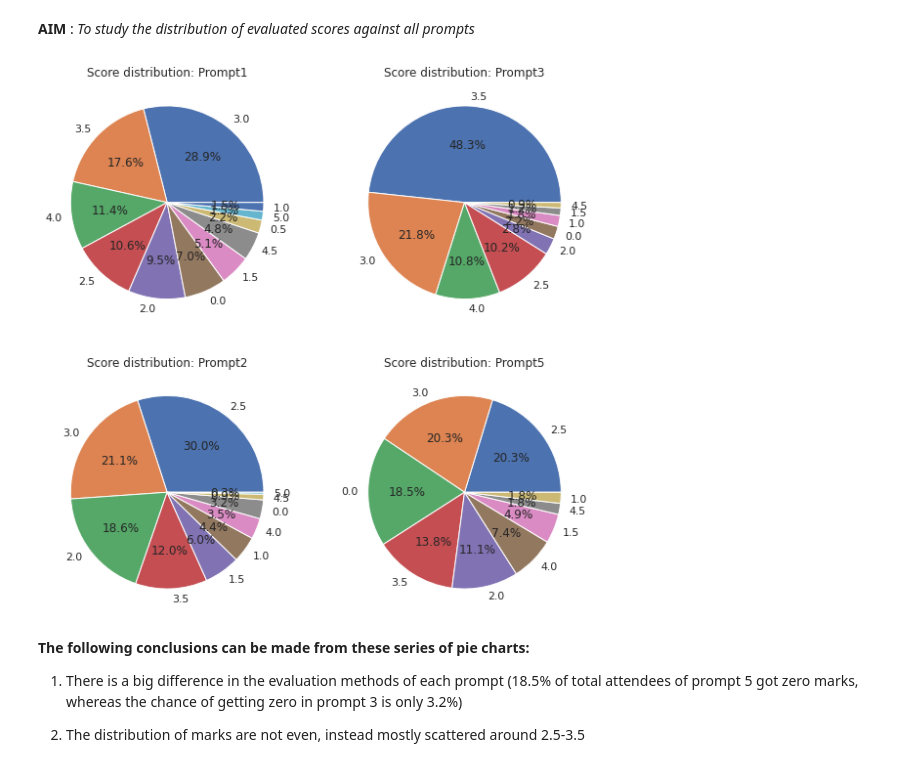
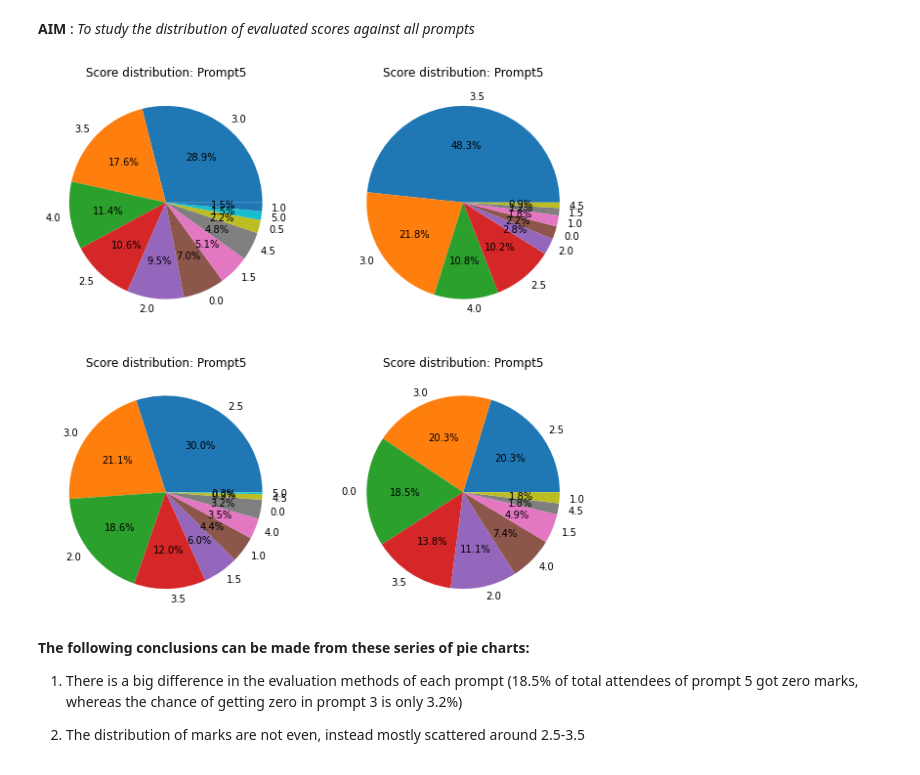
Before and after one commit to kodooraKILLER/the_NLP_multiverse, a Jupyter notebook: SHL_AI_Hiring.ipynb, the cells around one changed output. Drawn from its saved outputs; the diff is of its cells as text; code cells hidden in the pictures.

```diff
--- a/SHL_AI_Hiring.ipynb
+++ b/SHL_AI_Hiring.ipynb
@@ -75,8 +108,10 @@ Constant variables ready
 # %%
 # import train and test datasets
 
-df=pd.read_csv('/content/sample_data/train.csv')
+'''df=pd.read_csv('/content/sample_data/train.csv')
 test_df=pd.read_csv('/content/sample_data/test.csv')
 df=df.drop(['Unnamed: 0'], axis=1)
+'''
+df=pd.read_csv('/content/prepared.csv')
 df.head()
 # %% [output]
@@ -140,19 +172,19 @@ df.head()
 # %%
 fig = plt.figure(figsize=(10,10))
 prompt_id_list=[1,2,3,5]
-for i in range(0,4):
-  curdf=df[df['promptId']==prompt_id_list[i]]
+for prompt in range(0,4):
+  curdf=df[df['promptId']==prompt_id_list[prompt]]
   labels = []
   sizes = []
   for x, y in curdf.evaluator_rating.value_counts().items():
     labels.append(x)
     sizes.append(y)
-  ax1 = plt.subplot2grid((2,2),((i)%2,math.floor((i)/2)))
+  ax1 = plt.subplot2grid((2,2),((prompt)%2,math.floor((prompt)/2)))
   plt.pie(sizes,labels=labels,autopct='%1.1f%%')
   plt.title('Score distribution: Prompt'+str(prompt_id_list[i]))
 plt.show()
 # %% [output]
-[figure, old version]
+[figure, new version]
 # %% [markdown]
 **The following conclusions can be made from these series of pie charts:**
 
```
Also changed, not shown: parts of 20 cells of this notebook.
